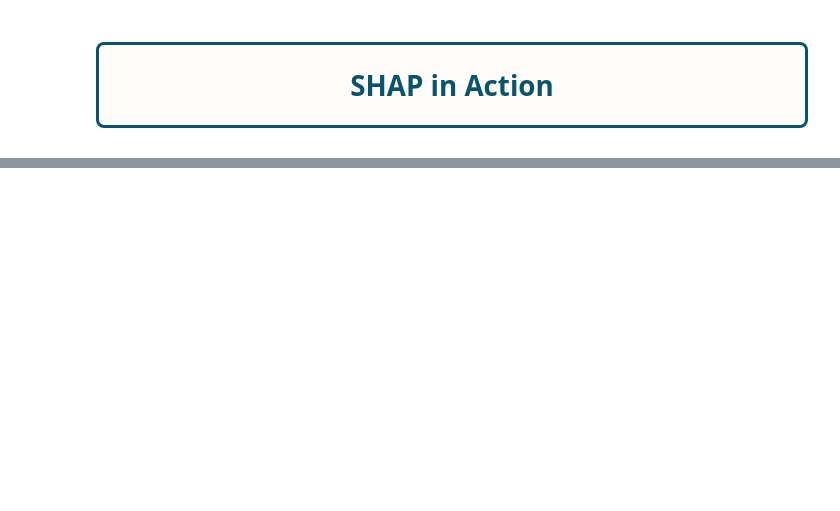
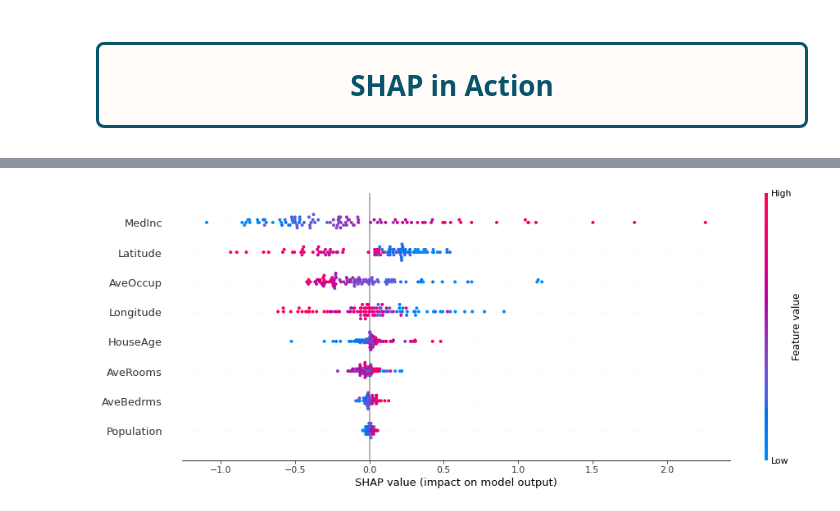
Before and after one commit to mateuszk098/kaggle-notebooks, a Jupyter notebook: playground_series_s3e19/notes.ipynb, the cells around one changed output, grey strips where cells are left out. Cells and saved outputs as stored; diff of their text form; code cells hidden in the pictures; blank space fills up the shorter version.

```diff
--- a/playground_series_s3e19/notes.ipynb
+++ b/playground_series_s3e19/notes.ipynb
@@ -445,0 +560,4 @@ Sum of average prediction and all Shapley values: 1.92037
+# %%
+shap.plots.beeswarm(shap_output, plot_size=(15, 6))
+# %% [output]
+[figure, added]
```
Also changed, not shown: parts of 19 cells of this notebook.
